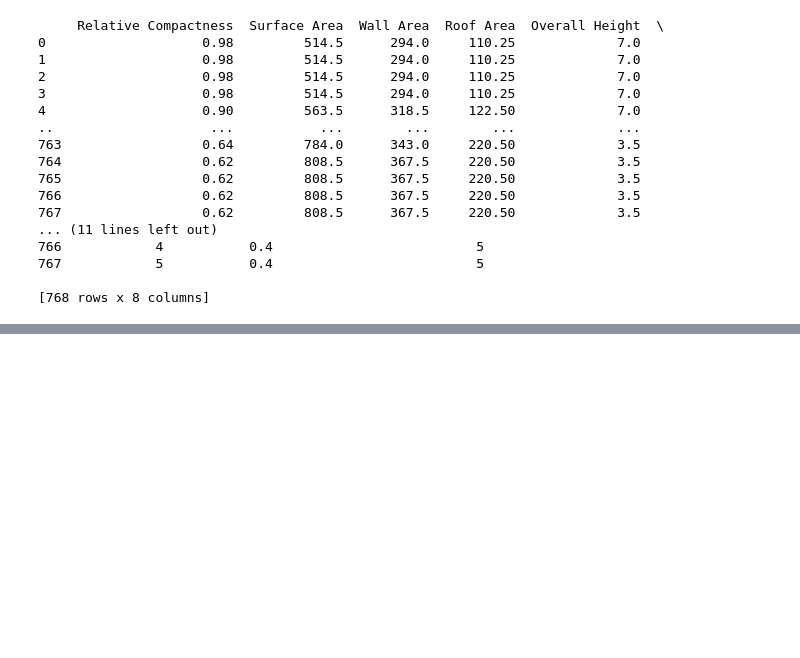
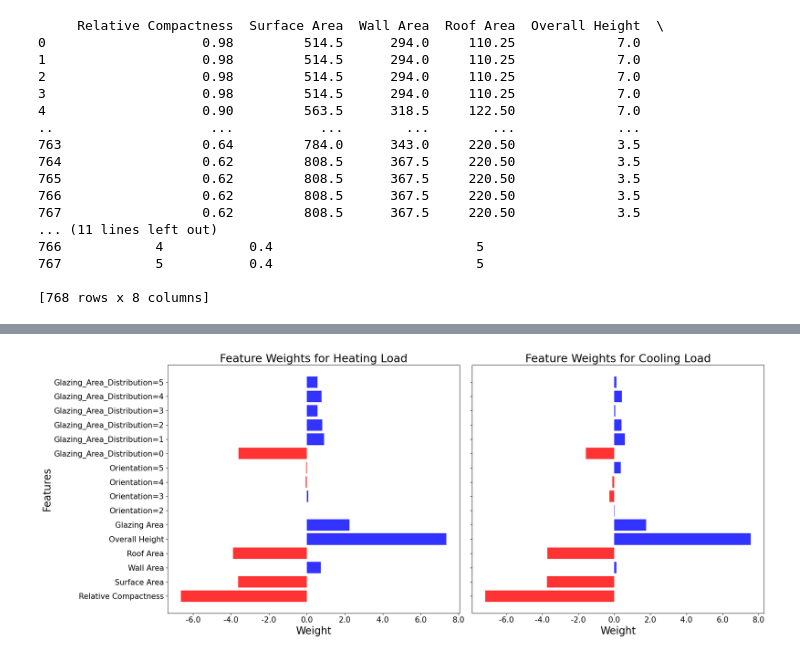
Before and after one commit to Pakkutaq/ml_project1, a Jupyter notebook: project2.ipynb, the cells around one changed output, grey strips where cells are left out. Cells and saved outputs as stored; diff of their text form; code cells hidden in the pictures; blank space fills up the shorter version.

```diff
--- a/project2.ipynb
+++ b/project2.ipynb
@@ -138,0 +139,31 @@ plt.show()
+# %%
+mu = np.mean(X[numerical_features], axis=0)
+sigma = np.std(X[numerical_features], axis=0)
+
+X_scaled = X.copy()
+X_scaled[numerical_features] = (X[numerical_features] - mu) / sigma
+final_model_hl = Ridge(alpha=optimal_hyperparameter_hl)
+final_model_hl.fit(X_scaled, y1)
+final_model_cl = Ridge(alpha=optimal_hyperparameter_cl)
+final_model_cl.fit(X_scaled, y2)
+weights_hl = final_model_hl.coef_
+weights_cl = final_model_cl.coef_
+fig, ax = plt.subplots(1,2,figsize=(20, 8), sharey=True)
+y_pos = np.arange(len(X.columns))
+ax[0].barh(y_pos, weights_hl, color =['blue' if w>=0 else 'red' for w in weights_hl], alpha=0.8)
+ax[0].set_yticks(y_pos)
+ax[0].set_yticklabels(X.columns, fontsize=15)
+ax[0].set_title('Feature Weights for Heating Load', fontsize=22)
+ax[0].set_xlabel('Weight', fontsize=20)
+ax[0].set_xticklabels(ax[0].get_xticks(), fontsize=15)
+ax[0].set_ylabel('Features', fontsize=20)
+ax[1].barh(y_pos, weights_cl, color =['blue' if w>=0 else 'red' for w in weights_cl], alpha=0.8)
+ax[1].set_yticks(y_pos)
+ax[1].set_yticklabels(X.columns, fontsize=15)
+ax[1].set_title('Feature Weights for Cooling Load', fontsize=22)
+ax[1].set_xlabel('Weight', fontsize=20)
+ax[1].set_xticklabels(ax[1].get_xticks(), fontsize=15)
+plt.tight_layout()
+plt.show()
+# %% [output]
+[figure, added]
```
Also changed, not shown: parts of 1 cell of this notebook.
